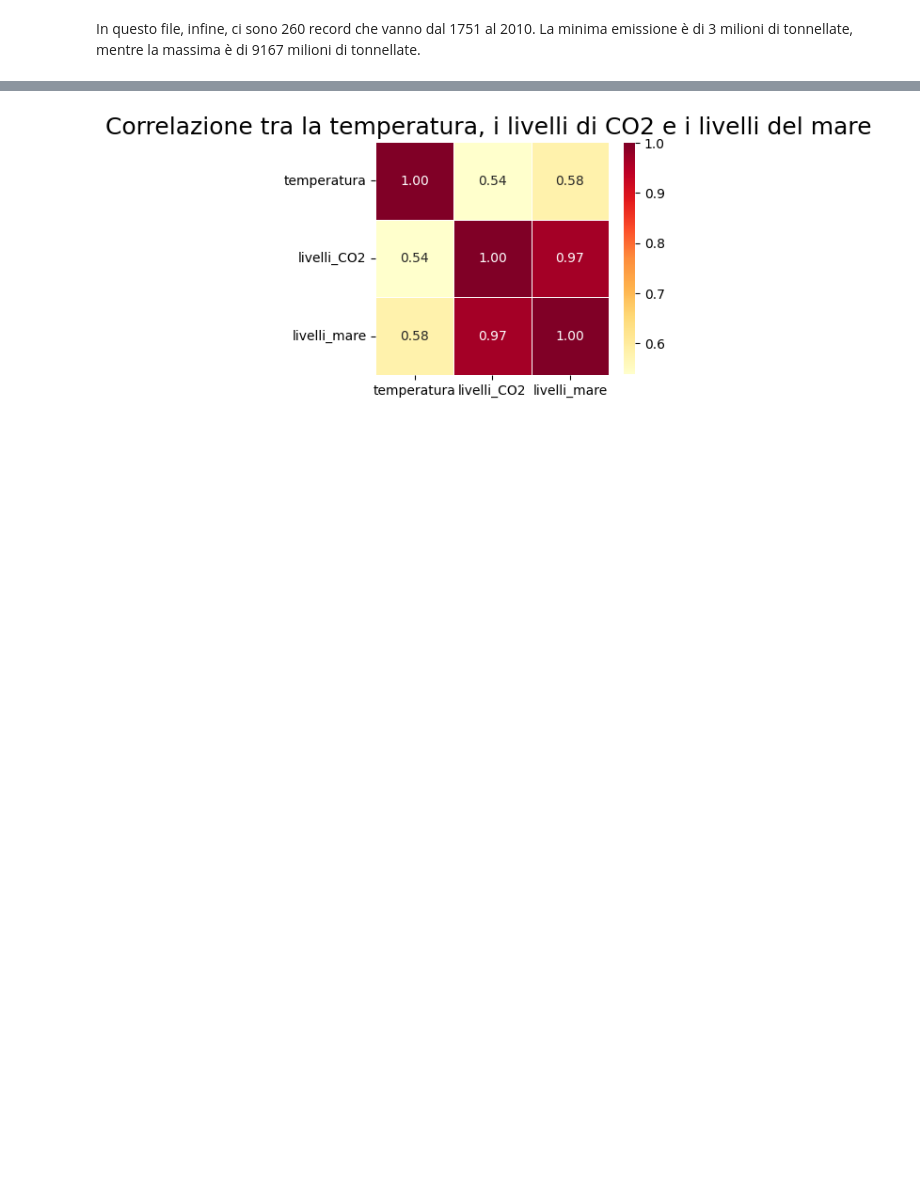
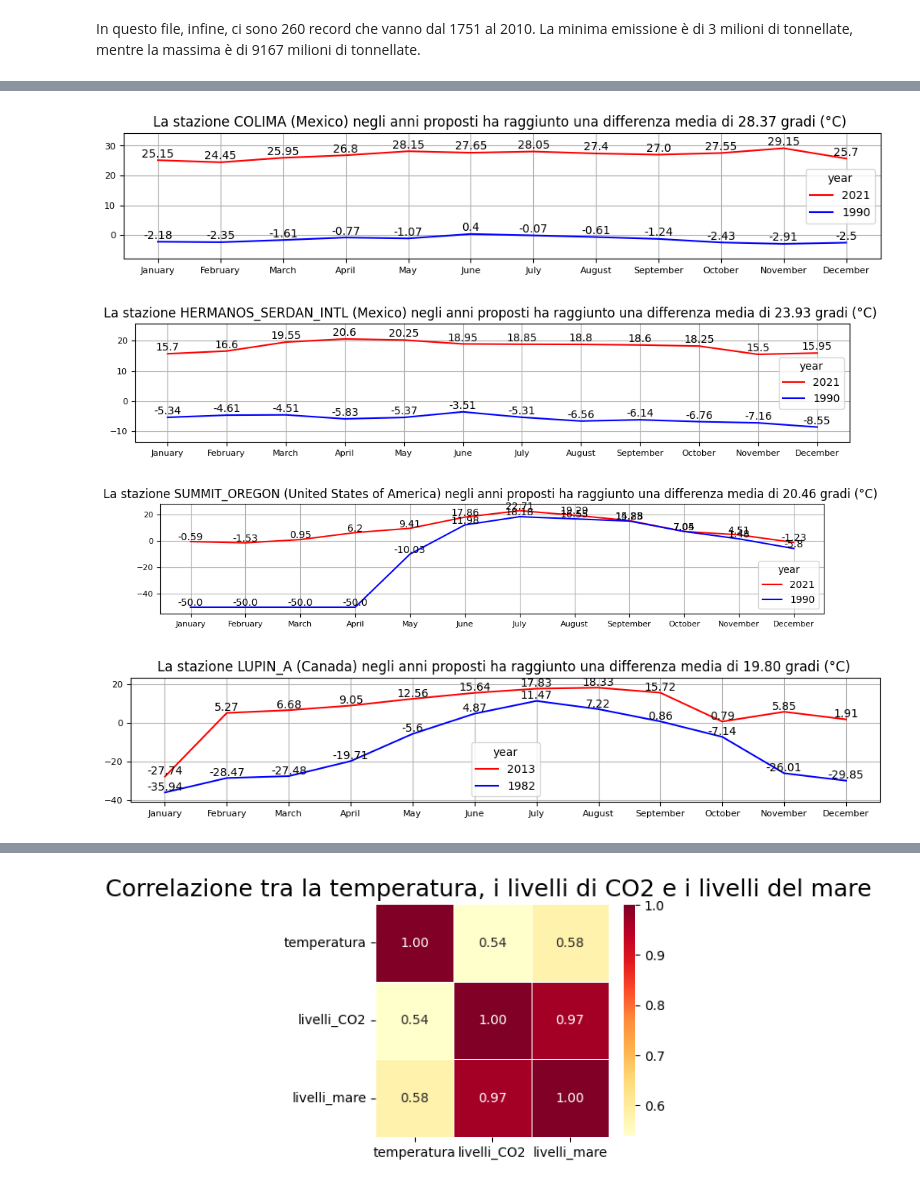
Before and after one commit to ElenaCurti/big-data, a Jupyter notebook: Attivita_03_DataAnalytics/file.ipynb, the cells around one changed output, grey strips where cells are left out. Drawn from its saved outputs; the diff is of its cells as text; code cells hidden in the pictures; blank space fills up the shorter version.

Commit message:
attivita 3: continuo storytelling. Arrivata alla correlazione

```diff
--- a/Attivita_03_DataAnalytics/file.ipynb
+++ b/Attivita_03_DataAnalytics/file.ipynb
@@ -636,0 +430,54 @@ Dire che anche se 1 grado sembra poco, in realtà è tanto
+# %%
+# Numero di grafici da mostrare
+N = 4
+
+# Per ogni stazione, seleziono due record: quello con l'anno minimo e quello con l'anno massimo
+df = df_temperatures[["station_id", "year", "temp_media"]]
+df_min = df.sort_values("year").groupby("station_id", as_index=False).first()
+df_max = df.sort_values("year", ascending=False).groupby("station_id", as_index=False).first()
+df = pd.concat([df_min, df_max]).sort_values(by=["station_id", "year"])
+
+# Per ogni record, calcolo la differenza di temperatura media tra l'anno massimo e quello minimo
+df["diff"] = df.groupby(['station_id'])['temp_media'].diff()
+
+# Ordino i record in base alla differenza (decrescente) appena calcolata. Seleziono solo i primi N record
+df_first_n_record = df.sort_values(by="diff", ascending=False).head(N)
+
+# In df_first_n_record saranno presenti solo i record con gli anni massimi. Aggiungo quelli con gli anni minimi
+df_tmp = df_first_n_record
+for _, record in df_first_n_record.iterrows():
+    record2 = df[(df["station_id"] == record["station_id"]) & (pd.isna(df["diff"]))]
+    df_tmp = pd.concat([df_tmp, record2])
+
+# Faccio il merge con i dati delle stazioni e dei paesi
+df = df_tmp.merge(df_stations, on="station_id").merge(df_country, on="fips").merge(df_temperatures, on=["station_id", "year"])
+
+# Per ogni stazione, stampo un grafico
+for _, record in df_first_n_record.iterrows():
+    # Seleziono i due record della stazione
+    df_station_to_plot = df[df["station_id"] == record["station_id"]]
+
+    nome_stazione = df_station_to_plot.iloc[1]["station_name"]
+    nome_country = df_station_to_plot.iloc[1]["name_country"]
+    titolo = "La stazione "+ nome_stazione  +" ("+ nome_country  \
+        + ") negli anni proposti ha raggiunto una differenza media di " + f"{df_station_to_plot['diff'].max():.2f}" + " gradi (°C) "
+
+    # Imposto l'anno come indice. Tengo solo le colonne con le temperature. Cambio i nomi alle colonne
+    df_station_to_plot = df_station_to_plot.set_index(["year"])
+    df_station_to_plot = df_station_to_plot[[calendar.month_name[i]+"_value" for i in range(1,13)]]
+    df_station_to_plot = df_station_to_plot.rename(columns={calendar.month_name[i]+"_value":calendar.month_name[i] for i in range(1,13)})
+
+    # Disegno il grafico
+    y_min = df_station_to_plot.min().min()
+    y_max = df_station_to_plot.max().max()
+    df_station_to_plot.transpose().plot(figsize=(12,2), fontsize=8, title=titolo, color=['red', 'blue'], ylim=(y_min-5, y_max+5), xticks=[i for i in range(12)])
+    plt.grid(True)
+    for i in range(1,13):
+        # if i % 2 == 1:
+            for _, temp in df_station_to_plot.iterrows():
+                plt.text(i-1, temp[calendar.month_name[i]]+1, temp[calendar.month_name[i]], ha='center' )
+# %% [output]
+[figure, added]
+[figure, added]
+[figure, added]
+[figure, added]
```
Also changed, not shown: parts of 49 cells of this notebook, 1 other file.
